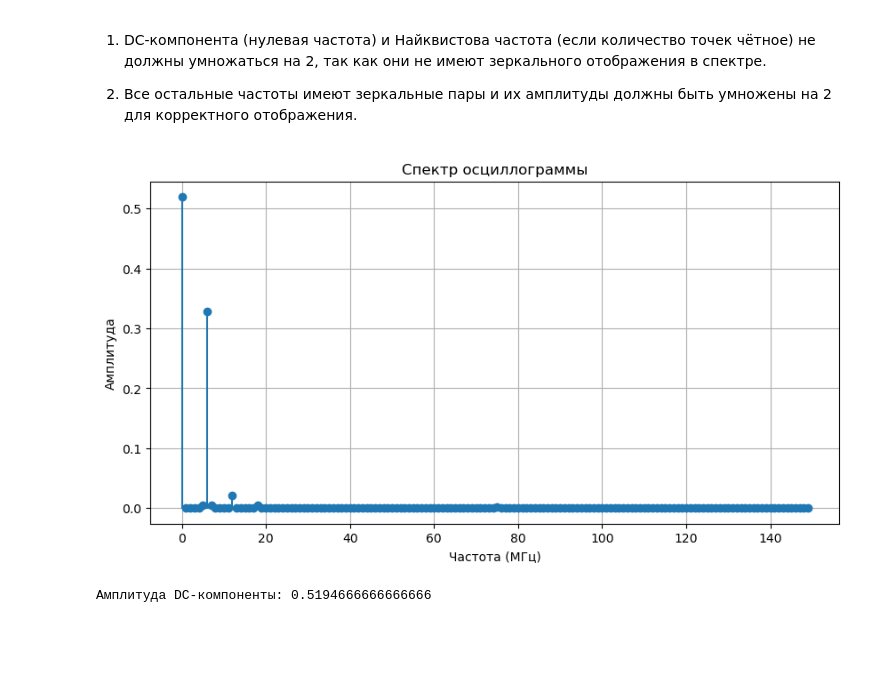
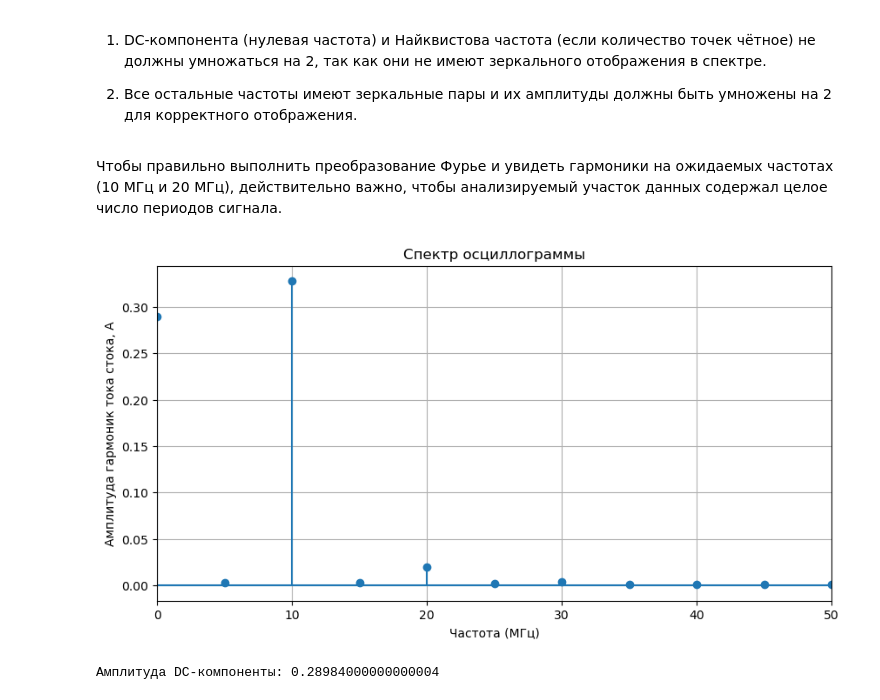
Before and after one commit to sematimohin/Study, a Jupyter notebook: fors/laba_1.ipynb, the cells around one changed output. Drawn from its saved outputs; the diff is of its cells as text; code cells hidden in the pictures; blank space fills up the shorter version.

```diff
--- a/fors/laba_1.ipynb
+++ b/fors/laba_1.ipynb
@@ -271,28 +269,54 @@ xf = np.fft.fftfreq(N, discrete_time)[:N//2]
 1. DC-компонента (нулевая частота) и Найквистова частота (если количество точек чётное) не должны умножаться на 2, так как они не имеют зеркального отображения в спектре.
 
 2. Все остальные частоты имеют зеркальные пары и их амплитуды должны быть умножены на 2 для корректного отображения.
-# %%
-ampl = np.abs(yf[0:N//2]) / N  # Базовое масштабирование
-#! Делим все амплитуды на N для нормализации.
-
-# Умножение на 2 для всех частот, кроме DC и Найквистой (если N чётно)
-ampl[1:-1] *= 2
-
-#Визуализация спектра2
-plt.figure(figsize=(10, 5))
-plt.stem(ampl, basefmt='C0')
-# plt.plot(xf, ampl)
-plt.title('Спектр осциллограммы')
-plt.xlabel('Частота (МГц)') #! Какая размерность по оси частот?
-plt.ylabel('Амплитуда')
-plt.grid()
-plt.show()
-
-# Вывод амплитуды DC-компоненты для проверки
-print(f'Амплитуда DC-компоненты: {ampl[0]}')
-# %% [output]
-[figure, removed]
-Амплитуда DC-компоненты: 0.5194666666666666
+# %% [markdown]
+Чтобы правильно выполнить преобразование Фурье и увидеть гармоники на ожидаемых частотах (10 МГц и 20 МГц), действительно важно, чтобы анализируемый участок данных содержал целое число периодов сигнала.
+# %%
+# Параметры сигнала
+frequency = 10e6  # Частота основного сигнала 10 МГц
+period = 1 / frequency  # Период основного сигнала (секунды)
+
+
+# Количество точек на период (в секундах)
+points_per_period = int(2*period / discrete_time)
+
+# Убедимся, что количество точек соответствует целому числу периодов
+num_periods = 2  # Количество периодов, которые мы хотим захватить
+total_points = num_periods * points_per_period  # Всего точек
+
+# Предположим, что NR_ch2 содержит данные осциллограммы
+NR_ch2_segment = NR_ch2[:total_points]  # Обрезаем данные до целого числа периодов
+
+# Преобразование Фурье
+N = len(NR_ch2_segment)  # Количество точек
+yf = np.fft.fft(NR_ch2_segment)
+xf = np.fft.fftfreq(N, discrete_time)[:N//2]  # Ось частот (в Гц)
+
+# Масштабирование амплитуд
+ampl = np.abs(yf[:N//2]) / N #! Делим все амплитуды на N для нормализации.
+ampl[1:-1] *= 2  # Умножаем амплитуды всех гармоник, кроме DC и Найквиста
+
+# Преобразуем частоты в МГц
+xf_mhz = xf / 1e6
+
+# Построение графика спектра
+plt.figure(figsize=(10, 5))
+
+new_xticks = np.arange(0, np.max(xf_mhz), 10)
+plt.xticks(new_xticks)
+plt.xlim(0, 50)
+plt.stem(xf_mhz, ampl, basefmt="C0")
+plt.title('Спектр осциллограммы')
+plt.xlabel('Частота (МГц)')
+plt.ylabel('Амплитуда гармоник тока стока, А')
+plt.grid(True)
+plt.show()
+
+# Вывод амплитуды DC-компоненты для проверки
+print(f'Амплитуда DC-компоненты: {ampl[0]}')
+# %% [output]
+[figure, added]
+Амплитуда DC-компоненты: 0.28984000000000004
 # %%
 # Нахождение основной частоты
 peak_idx = np.argmax(ampl[1:]) + 1  # Игнорируем DC-компоненту
```
Also changed, not shown: parts of 9 cells of this notebook, 28 other files.
